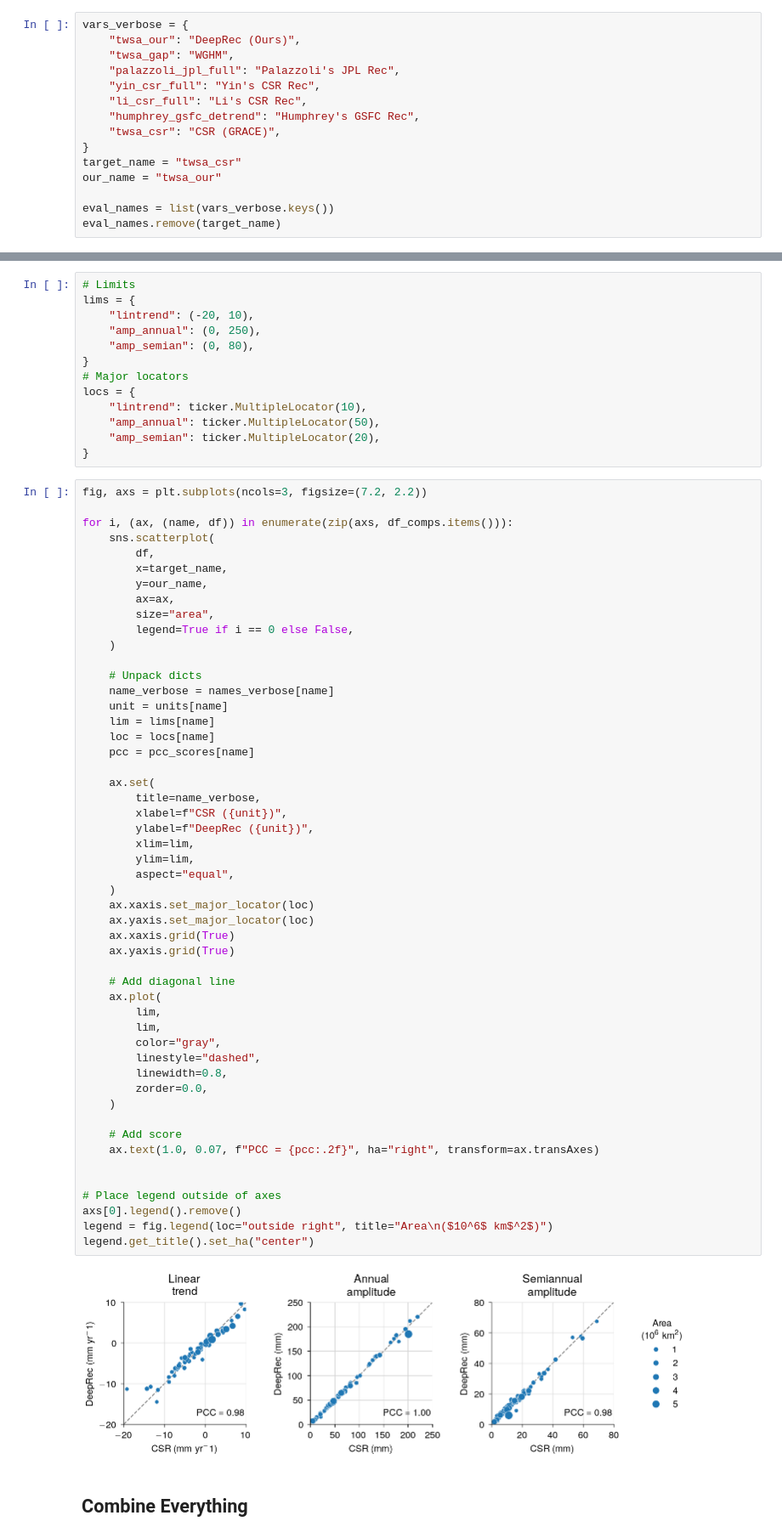
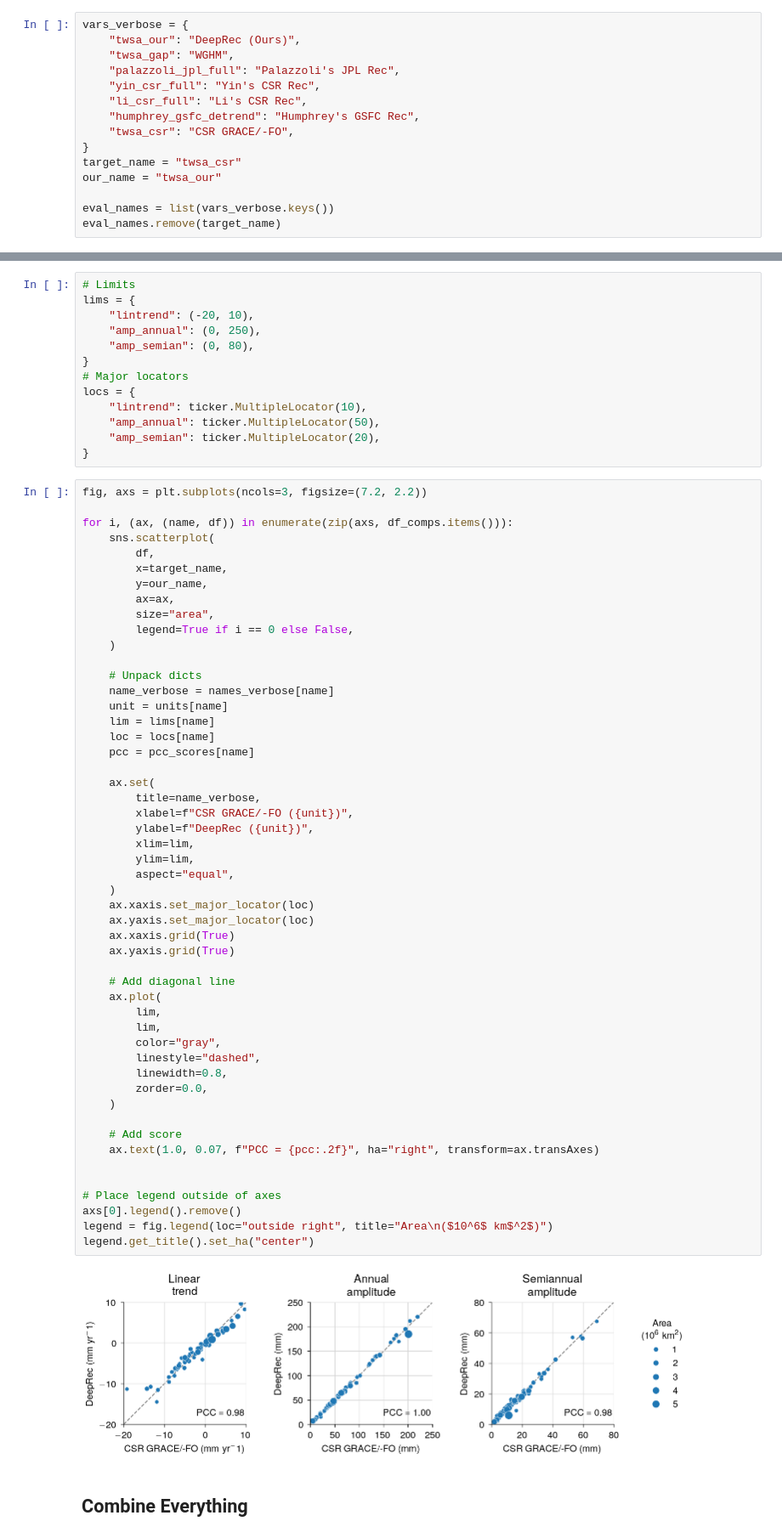
Before and after one commit to lqgentner/deeprec, a Jupyter notebook: notebooks/21-paper-plots/grace-metrics.ipynb, the cells around one changed output, grey strips where cells are left out. Shown at 85% size. Saved outputs shown, nothing was run; the diff lists cells and outputs as text.

Commit message:
Changed reference name in plots from "GRACE (CSR)" to "CSR GRACE/-FO"

```diff
--- a/notebooks/21-paper-plots/grace-metrics.ipynb
+++ b/notebooks/21-paper-plots/grace-metrics.ipynb
@@ -67,7 +67,7 @@ vars_verbose = {
     "yin_csr_full": "Yin's CSR Rec",
     "li_csr_full": "Li's CSR Rec",
     "humphrey_gsfc_detrend": "Humphrey's GSFC Rec",
-    "twsa_csr": "CSR (GRACE)",
+    "twsa_csr": "CSR GRACE/-FO",
 }
 target_name = "twsa_csr"
 our_name = "twsa_our"
@@ -598,37 +596,37 @@ for i, (ax, (name, df)) in enumerate(zip(axs, df_comps.items())):
 
     ax.set(
         title=name_verbose,
-        xlabel=f"CSR ({unit})",
+        xlabel=f"CSR GRACE/-FO ({unit})",
         ylabel=f"DeepRec ({unit})",
         xlim=lim,
         ylim=lim,
         aspect="equal",
     )
     ax.xaxis.set_major_locator(loc)
     ax.yaxis.set_major_locator(loc)
     ax.xaxis.grid(True)
     ax.yaxis.grid(True)
 
     # Add diagonal line
     ax.plot(
         lim,
         lim,
         color="gray",
         linestyle="dashed",
         linewidth=0.8,
         zorder=0.0,
     )
 
     # Add score
     ax.text(1.0, 0.07, f"PCC = {pcc:.2f}", ha="right", transform=ax.transAxes)
 
 
 # Place legend outside of axes
 axs[0].legend().remove()
 legend = fig.legend(loc="outside right", title="Area\n($10^6$ km$^2$)")
 legend.get_title().set_ha("center")
 # %% [output]
-[figure, old version]
+[figure, new version]
 # %% [markdown]
 ## Combine Everything
 # %%
```
Also changed, not shown: parts of 3 cells of this notebook, 14 other files.
